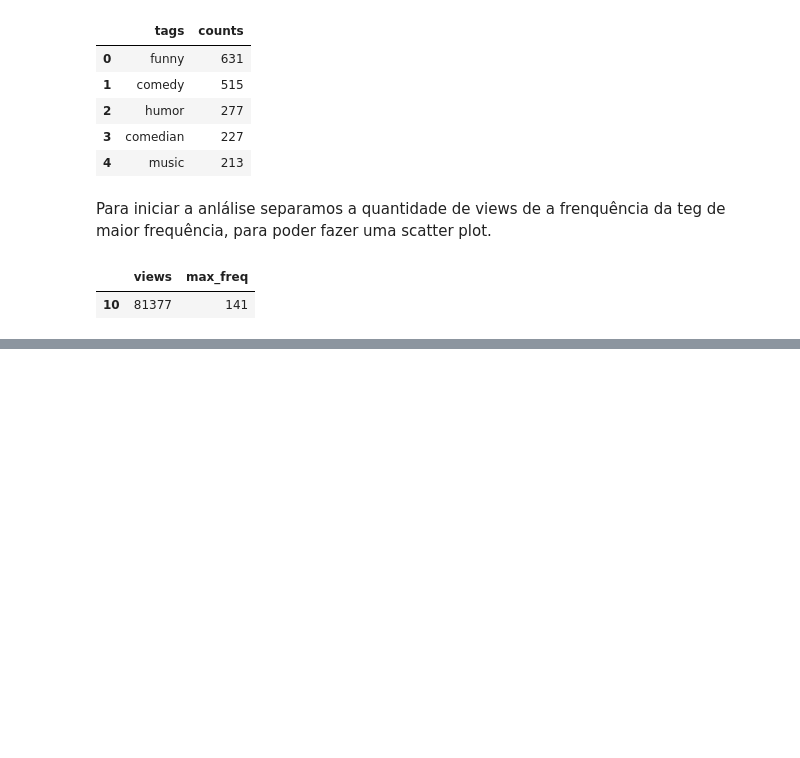
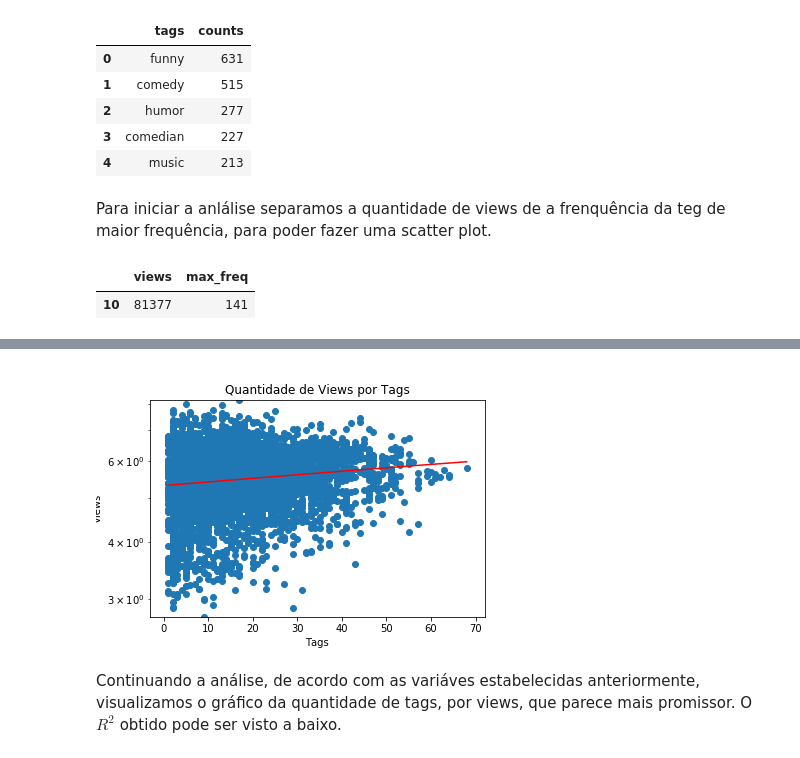
Before and after one commit to victorniubo/cdados_dp, a Jupyter notebook: P3/Comentários.ipynb, the cells around one changed output, grey strips where cells are left out. Cells and saved outputs as stored; diff of their text form; code cells hidden in the pictures; blank space fills up the shorter version.

```diff
--- a/P3/Comentários.ipynb
+++ b/P3/Comentários.ipynb
@@ -63,0 +121,6 @@ plot1
+# %%
+plot3
+# %% [output]
+[figure, added]
+# %% [markdown]
+Continuando a análise, de acordo com as variáves estabelecidas anteriormente, visualizamos o gráfico da quantidade de tags, por views, que parece mais promissor. O $R^2$ obtido pode ser visto a baixo.
```
Also changed, not shown: parts of 31 cells of this notebook, 1 other file.
